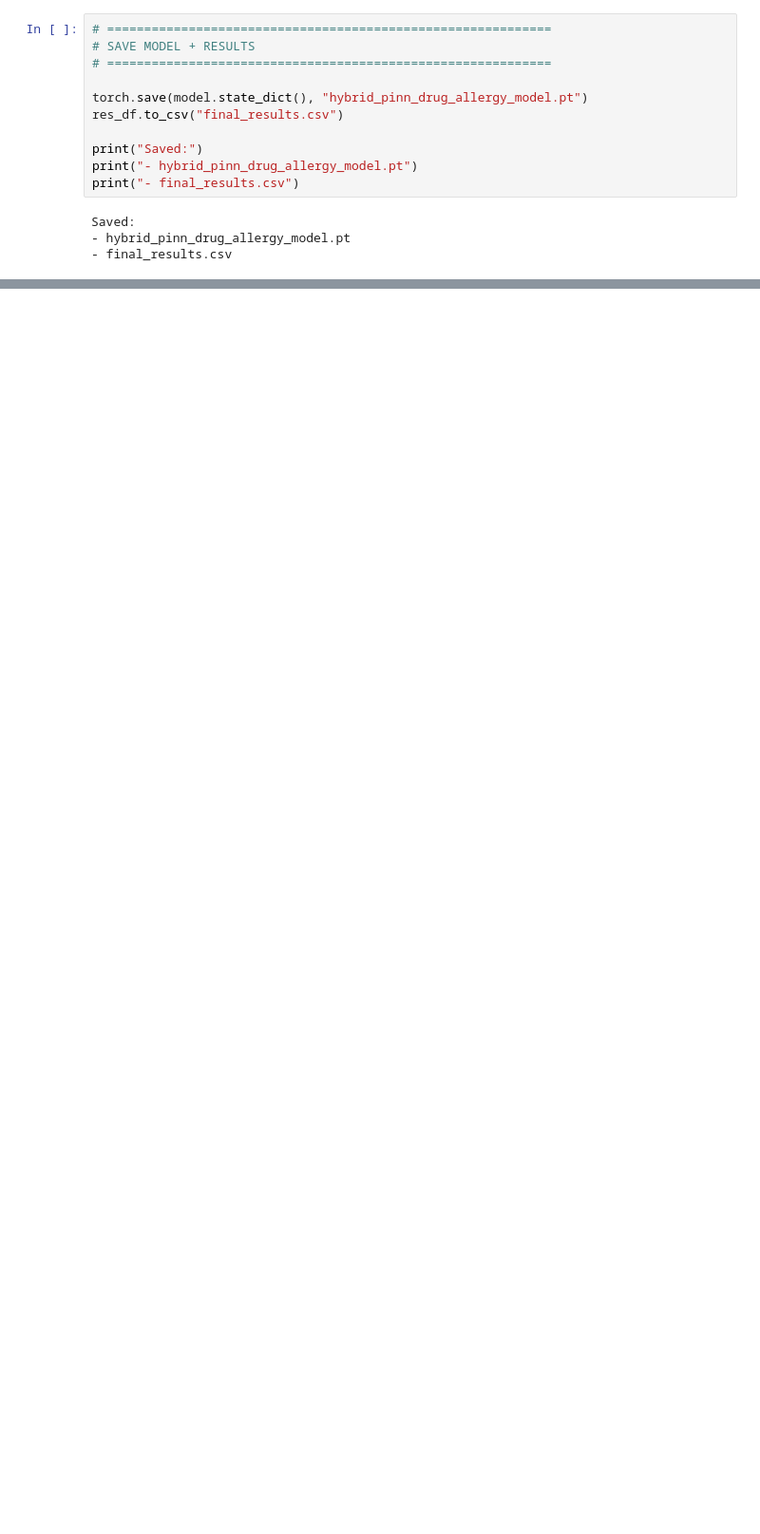
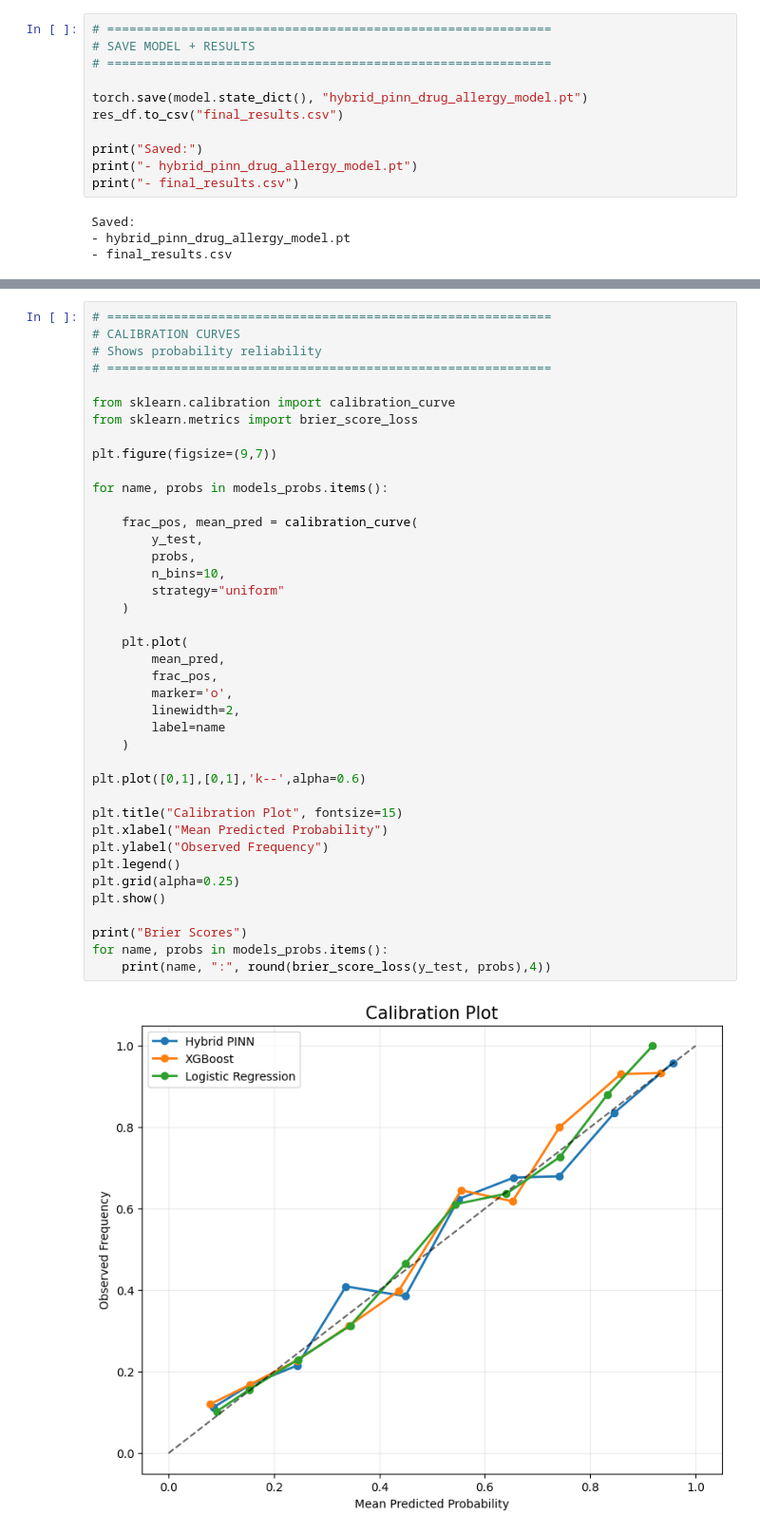
Before and after one commit to RajrupaDas/AllergyRisk, a Jupyter notebook: Notebook.ipynb, the cells around one changed output, grey strips where cells are left out. Shown at 95% size. Cells and saved outputs as stored; diff of their text form; blank space fills up the shorter version.

```diff
--- a/Notebook.ipynb
+++ b/Notebook.ipynb
@@ -611,0 +737,42 @@ Saved:
+# %%
+# ============================================================
+# CALIBRATION CURVES
+# Shows probability reliability
+# ============================================================
+
+from sklearn.calibration import calibration_curve
+from sklearn.metrics import brier_score_loss
+
+plt.figure(figsize=(9,7))
+
+for name, probs in models_probs.items():
+
+    frac_pos, mean_pred = calibration_curve(
+        y_test,
+        probs,
+        n_bins=10,
+        strategy="uniform"
+    )
+
+    plt.plot(
+        mean_pred,
+        frac_pos,
+        marker='o',
+        linewidth=2,
+        label=name
+    )
+
+plt.plot([0,1],[0,1],'k--',alpha=0.6)
+
+plt.title("Calibration Plot", fontsize=15)
+plt.xlabel("Mean Predicted Probability")
+plt.ylabel("Observed Frequency")
+plt.legend()
+plt.grid(alpha=0.25)
+plt.show()
+
+print("Brier Scores")
+for name, probs in models_probs.items():
+    print(name, ":", round(brier_score_loss(y_test, probs),4))
+# %% [output]
+[figure, added]
```
Also changed, not shown: parts of 15 cells of this notebook.
